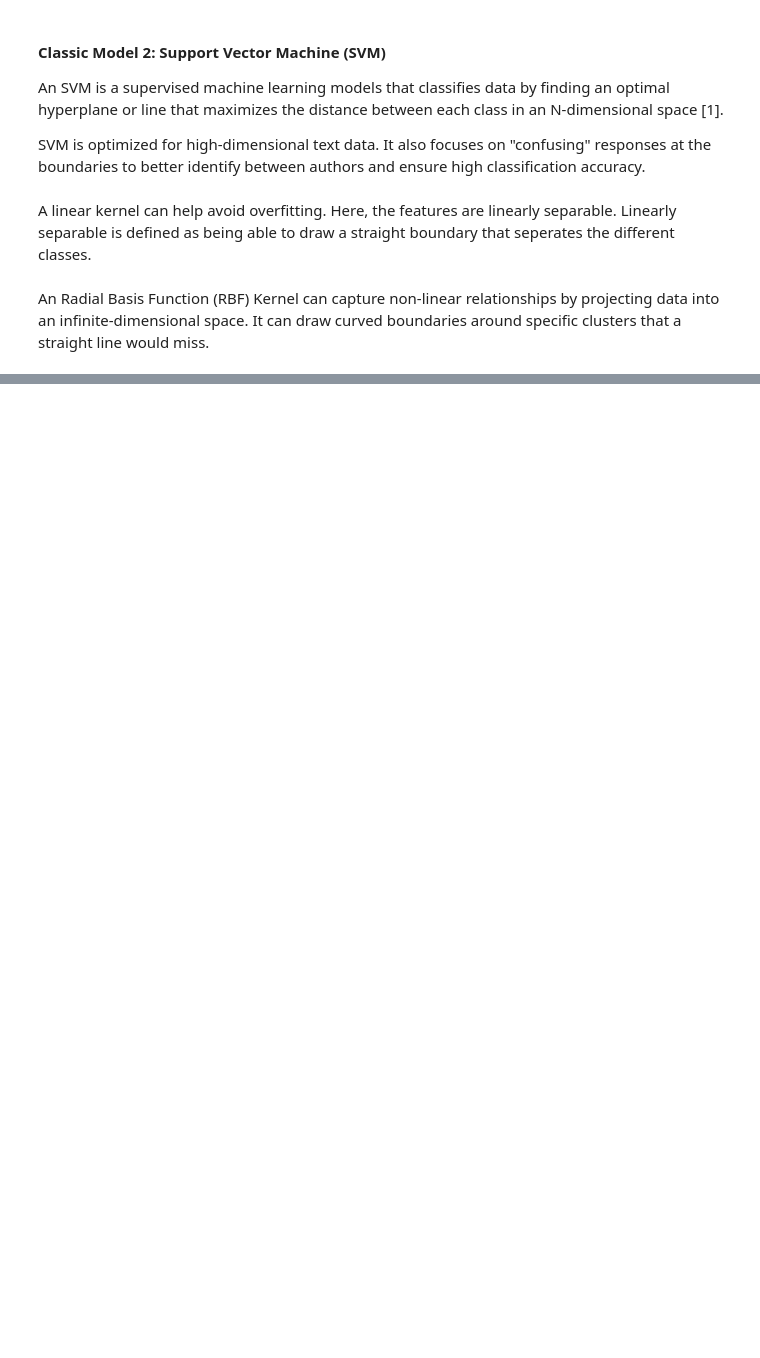
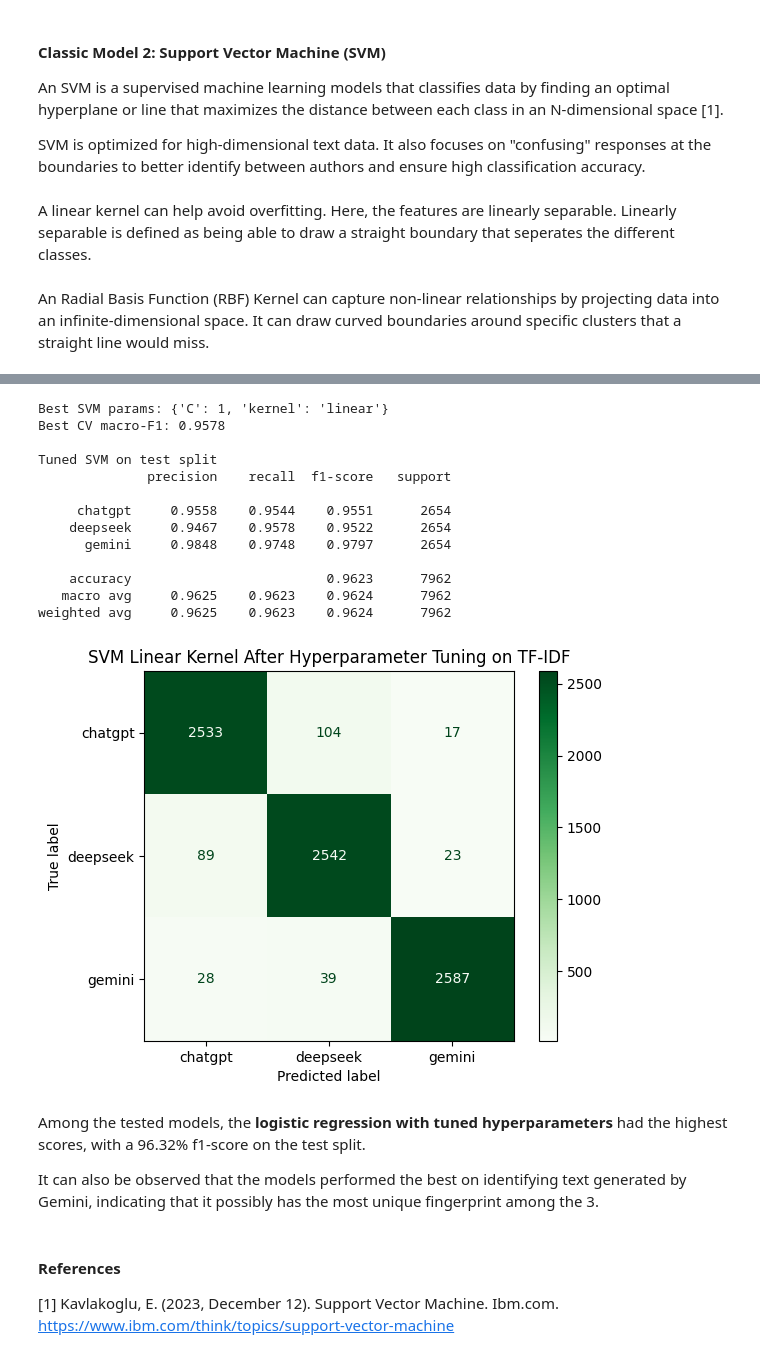
Before and after one commit to tonyyyy0304/STINTSYMCO, a Jupyter notebook: classic_models.ipynb, the cells around one changed output, grey strips where cells are left out. Cells and saved outputs as stored; diff of their text form; code cells hidden in the pictures; blank space fills up the shorter version.

```diff
--- a/classic_models.ipynb
+++ b/classic_models.ipynb
@@ -261,0 +326,38 @@ print(classification_report(y_test, y_pred_svm_tuned, digits=4))
+# %%
+print("Best SVM params:", svm_search.best_params_)
+print("Best CV macro-F1:", round(svm_search.best_score_, 4))
+print("\nTuned SVM on test split")
+print(classification_report(y_test, y_pred_svm_tuned, digits=4))
+
+cm = confusion_matrix(y_test, y_pred_svm_tuned, labels=["chatgpt", "deepseek", "gemini"])
+
+disp = ConfusionMatrixDisplay(
+    confusion_matrix=cm,
+    display_labels=["chatgpt", "deepseek", "gemini"]
+)
+disp.plot(cmap="Greens", values_format="d")
+plt.title("SVM Linear Kernel After Hyperparameter Tuning on TF-IDF")
+plt.show()
+# %% [output]
+Best SVM params: {'C': 1, 'kernel': 'linear'}
+Best CV macro-F1: 0.9578
+
+Tuned SVM on test split
+              precision    recall  f1-score   support
+
+     chatgpt     0.9558    0.9544    0.9551      2654
+    deepseek     0.9467    0.9578    0.9522      2654
+      gemini     0.9848    0.9748    0.9797      2654
+
+    accuracy                         0.9623      7962
+   macro avg     0.9625    0.9623    0.9624      7962
+weighted avg     0.9625    0.9623    0.9624      7962
+[figure, added]
+# %% [markdown]
+Among the tested models, the **logistic regression with tuned hyperparameters** had the highest scores, with a 96.32% f1-score on the test split.
+
+It can also be observed that the models performed the best on identifying text generated by Gemini, indicating that it possibly has the most unique fingerprint among the 3.
+# %% [markdown]
+#### **References**
+
+[1] Kavlakoglu, E. (2023, December 12). Support Vector Machine. Ibm.com. https://www.ibm.com/think/topics/support-vector-machine
```
Also changed, not shown: parts of 20 cells of this notebook.
